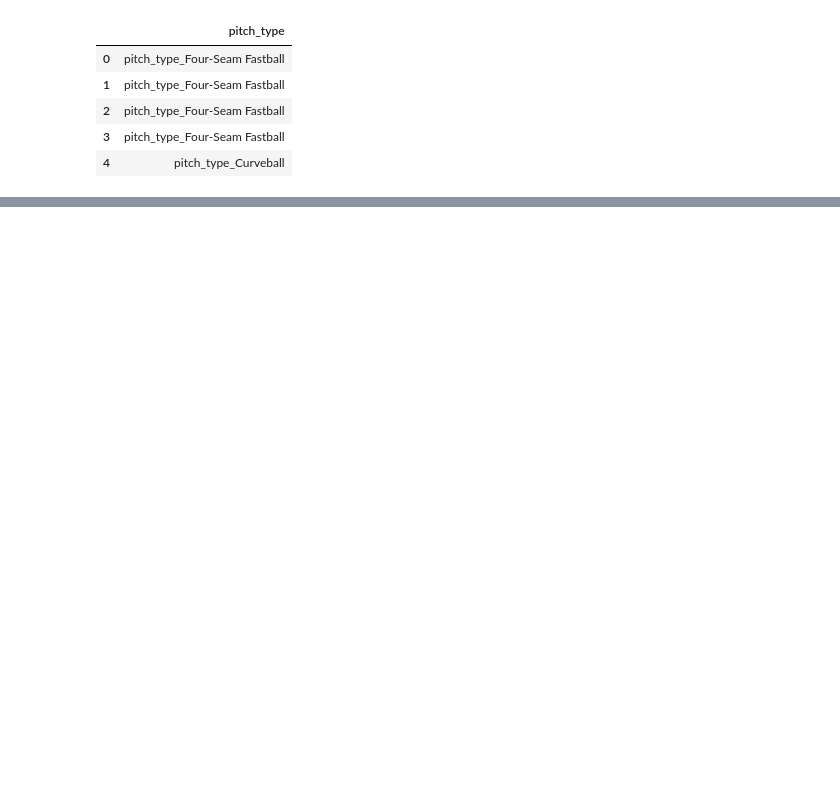
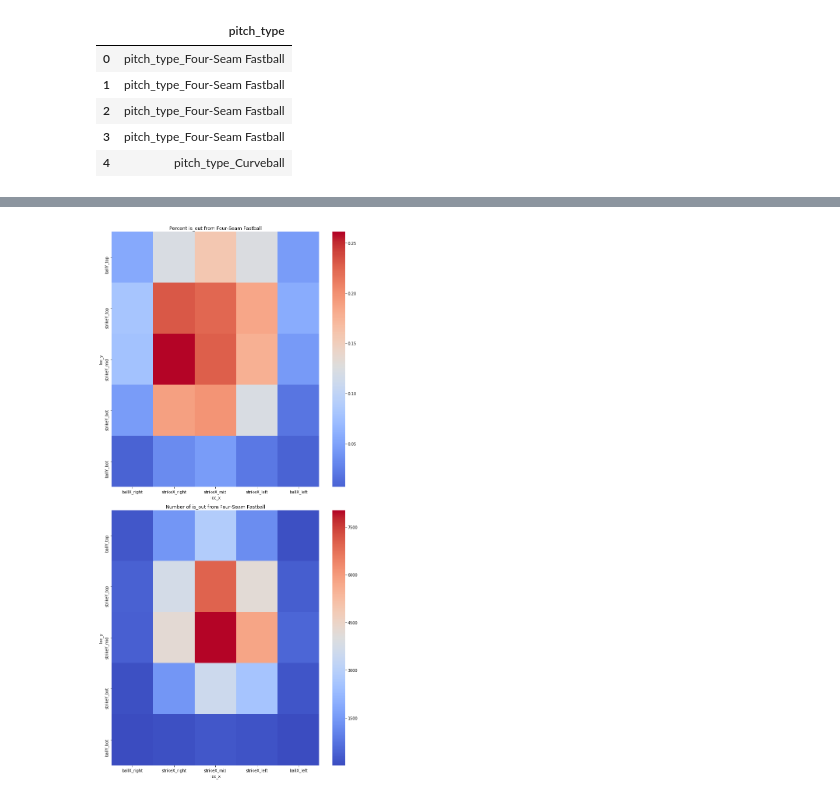
Before and after one commit to curtishiga/Capstone_Project2, a Jupyter notebook: EDA/Exploratory_Data_Analysis.ipynb, the cells around one changed output, grey strips where cells are left out. Drawn from its saved outputs; the diff is of its cells as text; code cells hidden in the pictures; blank space fills up the shorter version.

```diff
--- a/EDA/Exploratory_Data_Analysis.ipynb
+++ b/EDA/Exploratory_Data_Analysis.ipynb
@@ -152,0 +126,45 @@ outs_grouped
+# %%
+# Group outs by batSide, pitchHand, pitch_type, pitch_loc
+def heat_map(data, bat_side, pitch_hand, pitch_type, call):
+    '''Plot and return number of a certain pitch is thrown to a certain batter by a certain pitcher given the outcome call.
+    Should plot two heat maps. The first is percent of outs in regards to the parameters. The second is total number of
+    pitches produced the outcome call.'''
+    pitch_cat = 'pitch_type_' + pitch_type
+    hm_df = data[(data['batSide_des'] == bat_side) & (data['pitchHand_des'] == pitch_hand) & (data['pitch_type'] == pitch_cat)]
+
+    # Pivot hm_df to take average of outcome call by location
+    hm_df_call = hm_df[['loc_x', 'loc_y', call]]
+    hm_pivot_mean = hm_df_call.pivot_table(index='loc_y', columns='loc_x', values=call, aggfunc='mean')
+    hm_pivot_mean = hm_pivot_mean.reindex(['ballX_right', 'strikeX_right', 'strikeX_mid', 'strikeX_left', 'ballX_left'], axis=1)
+    hm_pivot_mean = hm_pivot_mean.reindex(['ballY_top', 'strikeY_top', 'strikeY_mid', 'strikeY_bot', 'ballY_bot'], axis=0)
+
+    # Pivot hm_df to take count of outcome call by location
+    hm_df_count = hm_df[hm_df[call] == 1]
+    hm_df_count = hm_df_count[['loc_x', 'loc_y', call]]
+    hm_pivot_count = hm_df_count.pivot_table(index='loc_y', columns='loc_x', values=call, aggfunc='count')
+    hm_pivot_count = hm_pivot_count.reindex(['ballX_right', 'strikeX_right', 'strikeX_mid', 'strikeX_left', 'ballX_left'], axis=1)
+    hm_pivot_count = hm_pivot_count.reindex(['ballY_top', 'strikeY_top', 'strikeY_mid', 'strikeY_bot', 'ballY_bot'], axis=0)
+
+    # Plot heatmaps for both pivoted dataframes
+    _ = plt.figure(figsize=(10, 20))
+    _ = plt.subplot(2, 1, 1)
+    hm_pivot_mean_max = hm_pivot_mean.values.max()
+    hm_pivot_mean_min = hm_pivot_mean.values.min()
+    heatmap_mean_center = (hm_pivot_mean_max - hm_pivot_mean_min)/2
+    _ = sns.heatmap(hm_pivot_mean, cmap = 'coolwarm', center = heatmap_mean_center)
+    _ = plt.title('Percent %s from %s' %(call, pitch_type))
+
+    _ = plt.subplot(2, 1, 2)
+    hm_pivot_count_max = hm_pivot_count.values.max()
+    hm_pivot_count_min = hm_pivot_count.values.min()
+    heatmap_count_center = (hm_pivot_count_max - hm_pivot_count_min)/2
+    _ = sns.heatmap(hm_pivot_count, cmap = 'coolwarm', center = heatmap_count_center)
+    _ = plt.title('Number of %s from %s' %(call, pitch_type))
+    _ = plt.tight_layout()
+    _ = plt.show()
+
+    return hm_pivot_mean, hm_pivot_count
+# %%
+fsf_outs_mean, fsf_outs_count = heat_map(eda_df, bat_side = 'Right', pitch_hand = 'Right', pitch_type = 'Four-Seam Fastball', call='is_out')
+# %% [output]
+[figure, added]
```
Also changed, not shown: parts of 14 cells of this notebook, 3 other files.
